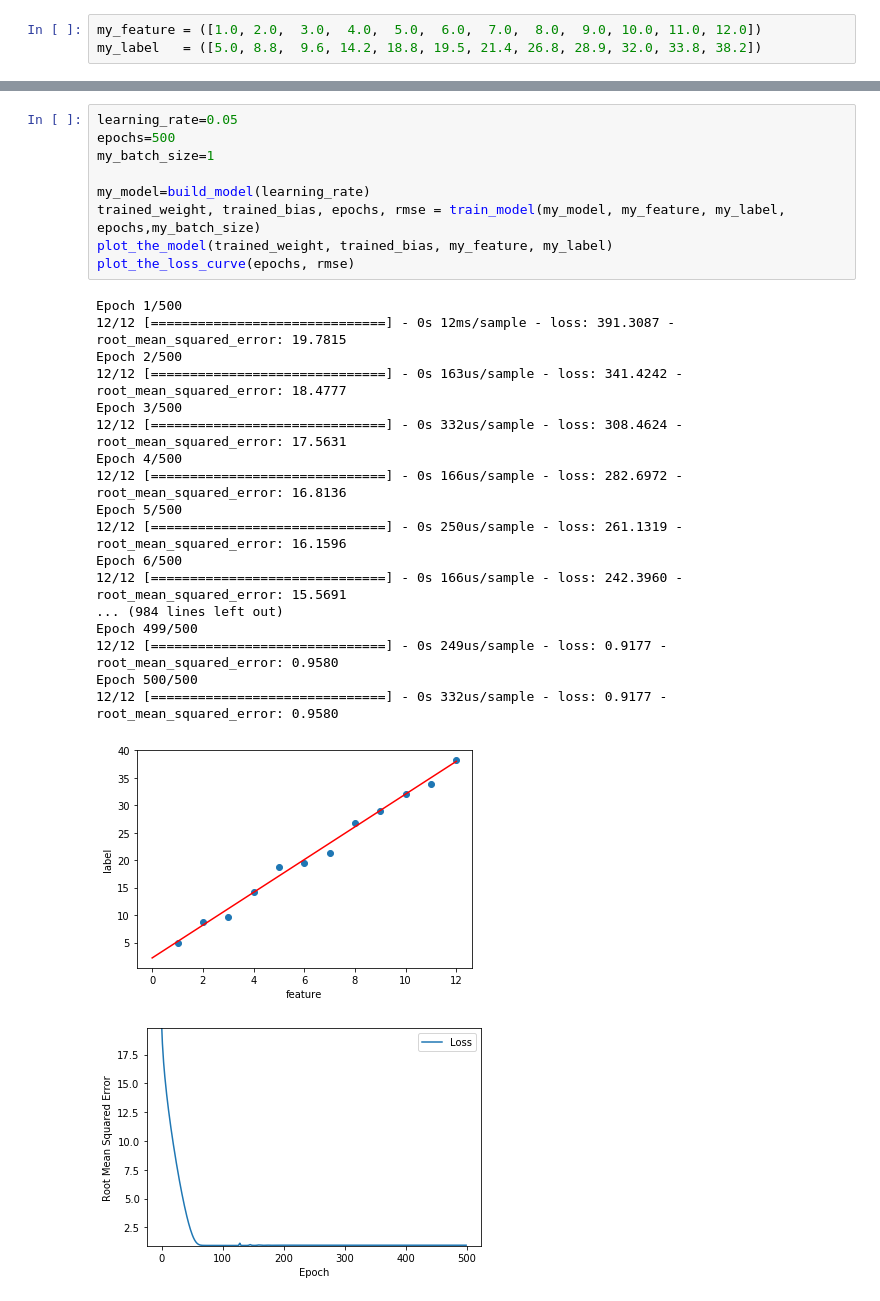
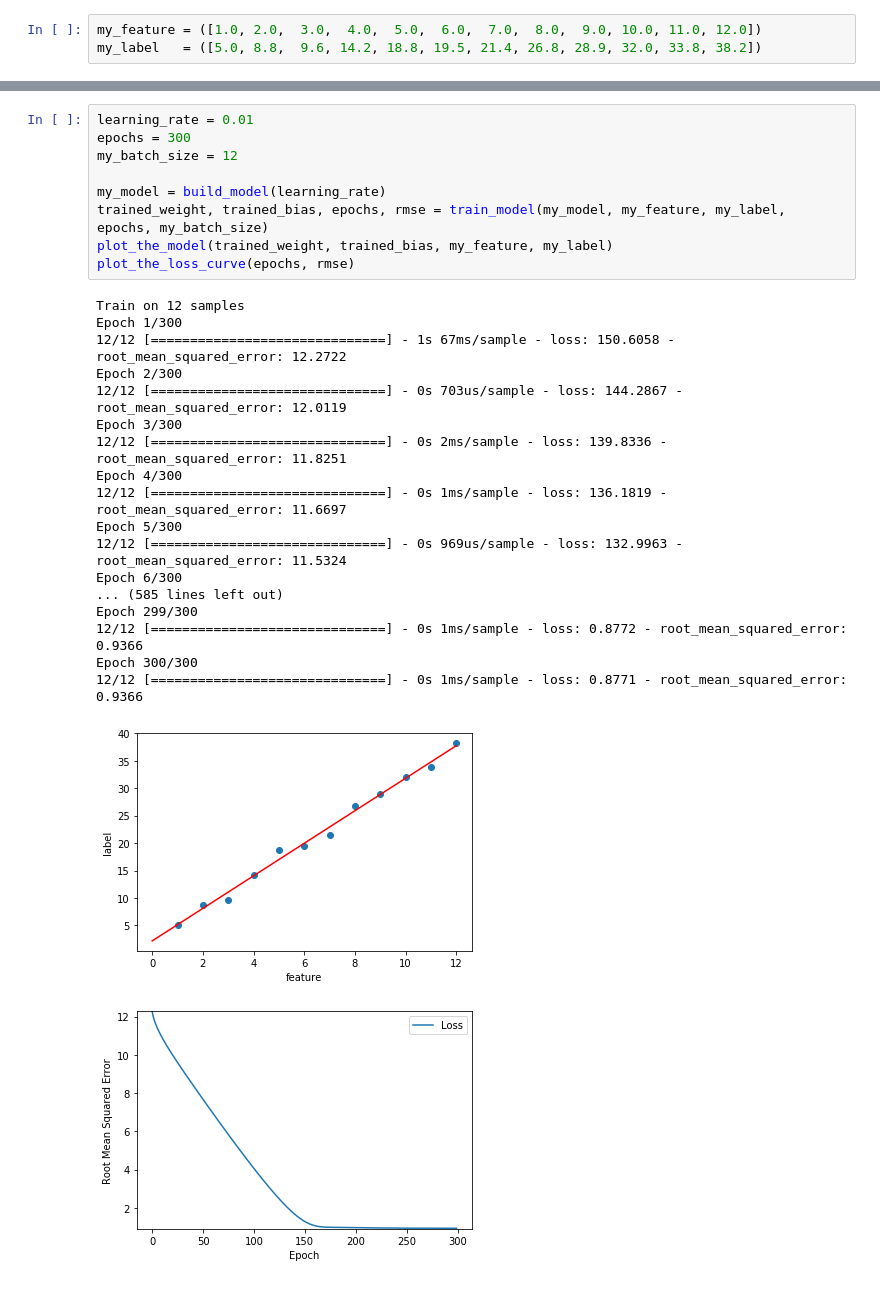
Before and after one commit to Random-COSMOS/Data-Science--Practice-, a Jupyter notebook: 1. Simple Linear Regression with Synthetic Data.ipynb, the cells around one changed output, grey strips where cells are left out. Drawn from its saved outputs; the diff is of its cells as text.

```diff
--- a/1. Simple Linear Regression with Synthetic Data.ipynb
+++ b/1. Simple Linear Regression with Synthetic Data.ipynb
@@ -588,29 +88,29 @@ Epoch 100/100
-# %%
-learning_rate=0.05
-epochs=500
-my_batch_size=1
-
-my_model=build_model(learning_rate)
-trained_weight, trained_bias, epochs, rmse = train_model(my_model, my_feature, my_label, epochs,my_batch_size)
-plot_the_model(trained_weight, trained_bias, my_feature, my_label)
-plot_the_loss_curve(epochs, rmse)
-# %% [output]
-Epoch 1/500
-12/12 [==============================] - 0s 12ms/sample - loss: 391.3087 - root_mean_squared_error: 19.7815
-Epoch 2/500
-12/12 [==============================] - 0s 163us/sample - loss: 341.4242 - root_mean_squared_error: 18.4777
-Epoch 3/500
-12/12 [==============================] - 0s 332us/sample - loss: 308.4624 - root_mean_squared_error: 17.5631
-Epoch 4/500
-12/12 [==============================] - 0s 166us/sample - loss: 282.6972 - root_mean_squared_error: 16.8136
-Epoch 5/500
-12/12 [==============================] - 0s 250us/sample - loss: 261.1319 - root_mean_squared_error: 16.1596
-Epoch 6/500
-12/12 [==============================] - 0s 166us/sample - loss: 242.3960 - root_mean_squared_error: 15.5691
-... (984 lines left out)
-Epoch 499/500
-12/12 [==============================] - 0s 249us/sample - loss: 0.9177 - root_mean_squared_error: 0.9580
-Epoch 500/500
-12/12 [==============================] - 0s 332us/sample - loss: 0.9177 - root_mean_squared_error: 0.9580
-[figure, removed]
-[figure, removed]
+# %%
+learning_rate = 0.01
+epochs = 300
+my_batch_size = 12
+
+my_model = build_model(learning_rate)
+trained_weight, trained_bias, epochs, rmse = train_model(my_model, my_feature, my_label, epochs, my_batch_size)
+plot_the_model(trained_weight, trained_bias, my_feature, my_label)
+plot_the_loss_curve(epochs, rmse)
+# %% [output]
+Train on 12 samples
+Epoch 1/300
+12/12 [==============================] - 1s 67ms/sample - loss: 150.6058 - root_mean_squared_error: 12.2722
+Epoch 2/300
+12/12 [==============================] - 0s 703us/sample - loss: 144.2867 - root_mean_squared_error: 12.0119
+Epoch 3/300
+12/12 [==============================] - 0s 2ms/sample - loss: 139.8336 - root_mean_squared_error: 11.8251
+Epoch 4/300
+12/12 [==============================] - 0s 1ms/sample - loss: 136.1819 - root_mean_squared_error: 11.6697
+Epoch 5/300
+12/12 [==============================] - 0s 969us/sample - loss: 132.9963 - root_mean_squared_error: 11.5324
+Epoch 6/300
+... (585 lines left out)
+Epoch 299/300
+12/12 [==============================] - 0s 1ms/sample - loss: 0.8772 - root_mean_squared_error: 0.9366
+Epoch 300/300
+12/12 [==============================] - 0s 1ms/sample - loss: 0.8771 - root_mean_squared_error: 0.9366
+[figure, added]
+[figure, added]
```
Also changed, not shown: parts of 42 cells of this notebook, 2 other files.
